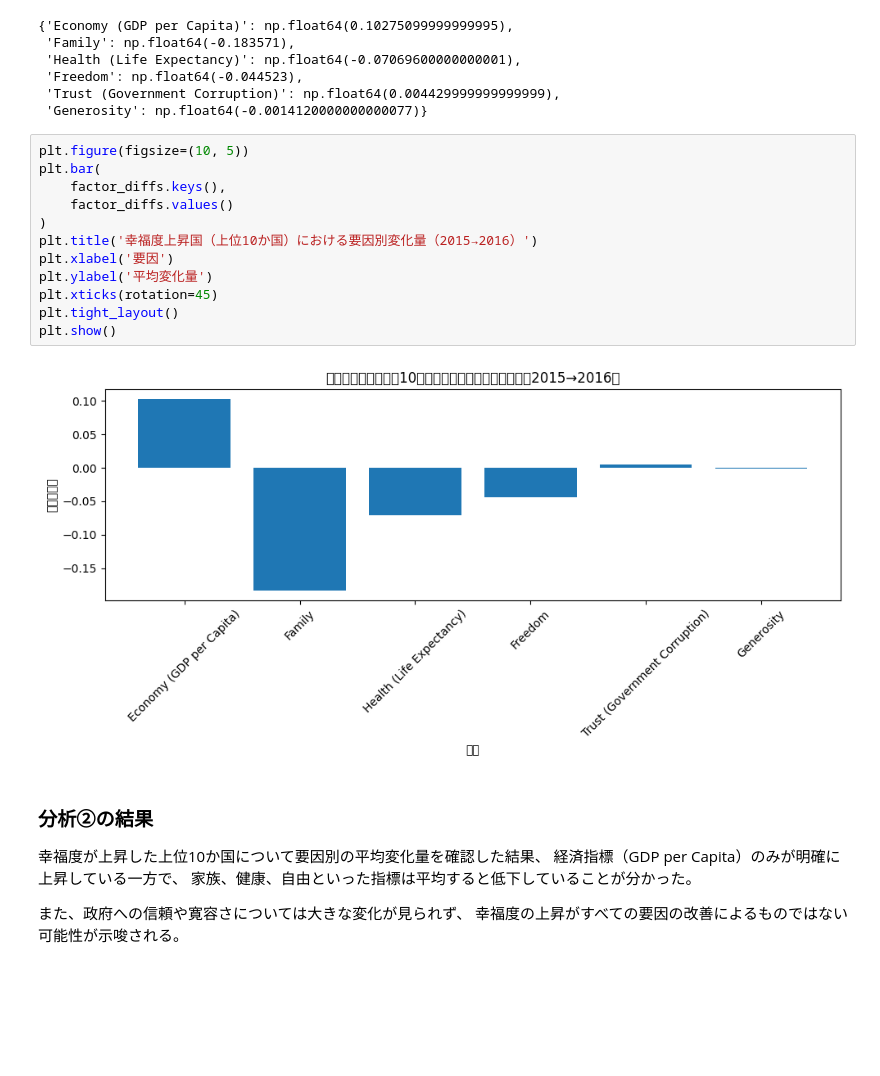
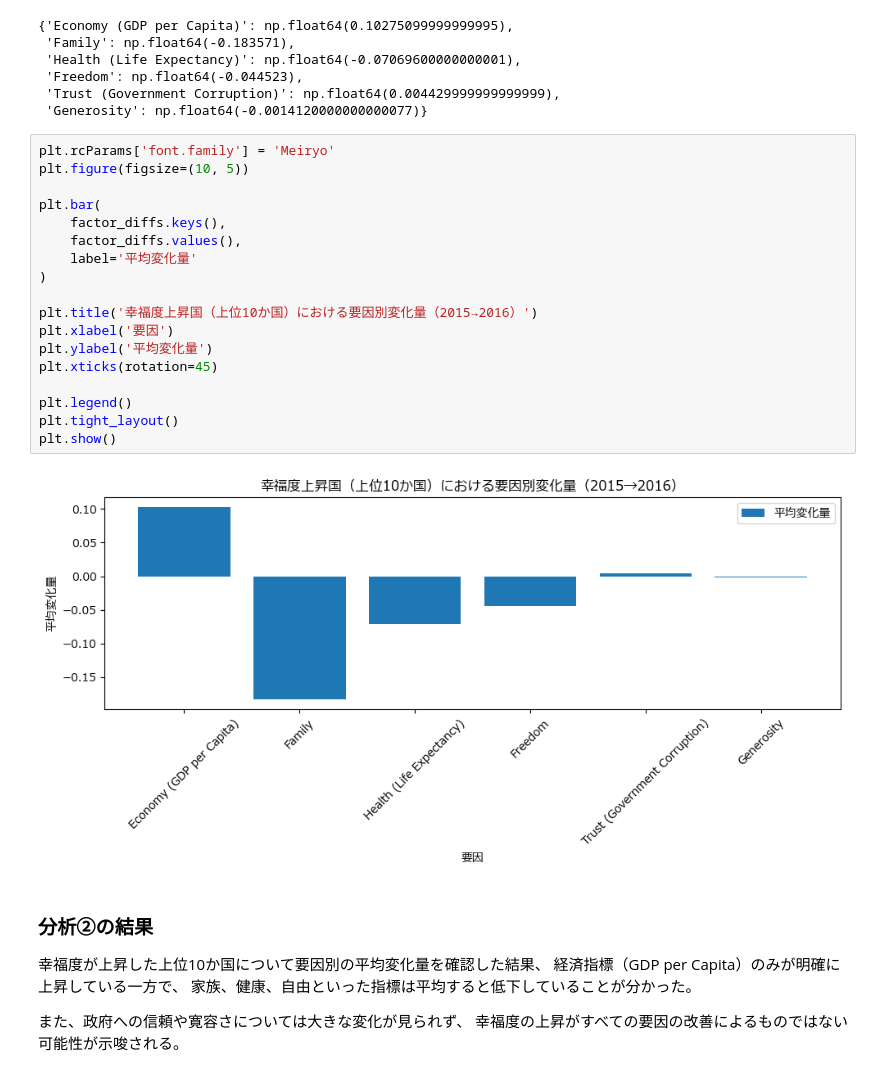
Before and after one commit to a250857y-code/me, a Jupyter notebook: 期末試験/Happiness_Report_suzuki.ipynb, the cells around one changed output. Cells and saved outputs as stored; diff of their text form; blank space fills up the shorter version.

```diff
--- a/期末試験/Happiness_Report_suzuki.ipynb
+++ b/期末試験/Happiness_Report_suzuki.ipynb
@@ -356,19 +357,25 @@ factor_diffs
  'Trust (Government Corruption)': np.float64(0.004429999999999999),
  'Generosity': np.float64(-0.0014120000000000077)}
 # %%
+plt.rcParams['font.family'] = 'Meiryo'
 plt.figure(figsize=(10, 5))
+
 plt.bar(
     factor_diffs.keys(),
-    factor_diffs.values()
+    factor_diffs.values(),
+    label='平均変化量'
 )
+
 plt.title('幸福度上昇国（上位10か国）における要因別変化量（2015→2016）')
 plt.xlabel('要因')
 plt.ylabel('平均変化量')
 plt.xticks(rotation=45)
+
+plt.legend()
 plt.tight_layout()
 plt.show()
 # %% [output]
-[figure, old version]
+[figure, new version]
 # %% [markdown]
 ### 分析②の結果
 
```
Also changed, not shown: parts of 1 cell of this notebook.
